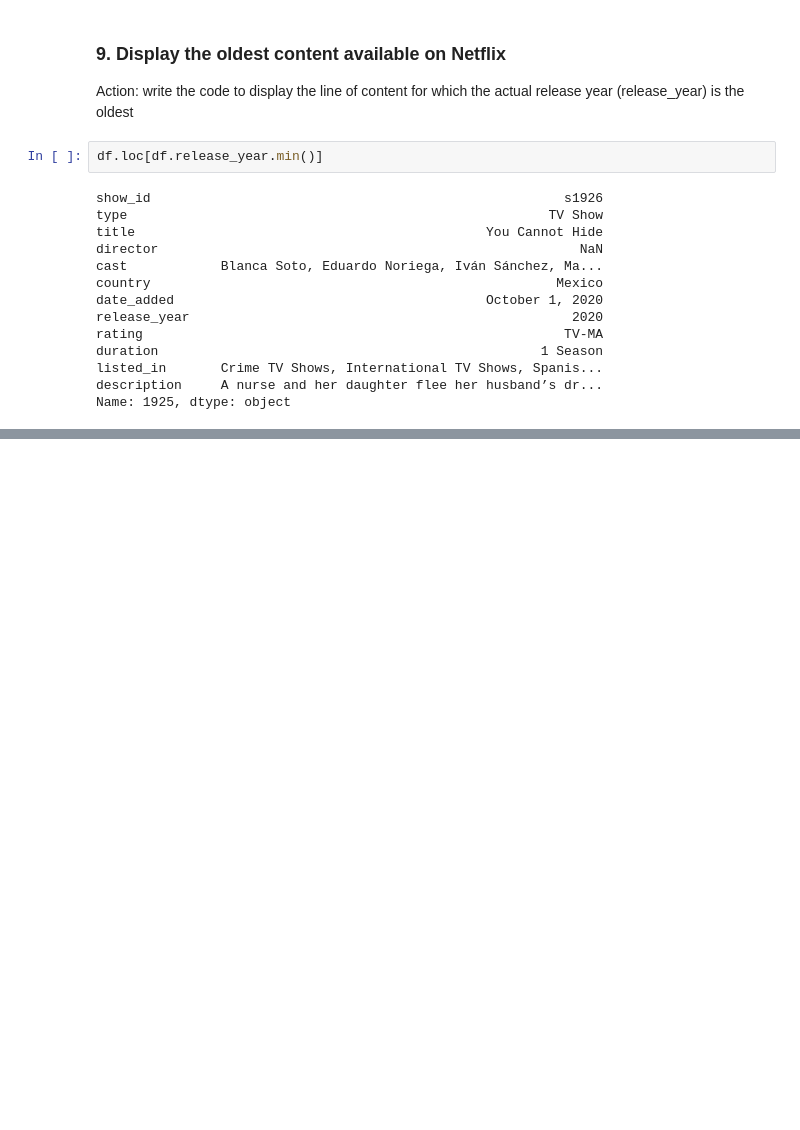
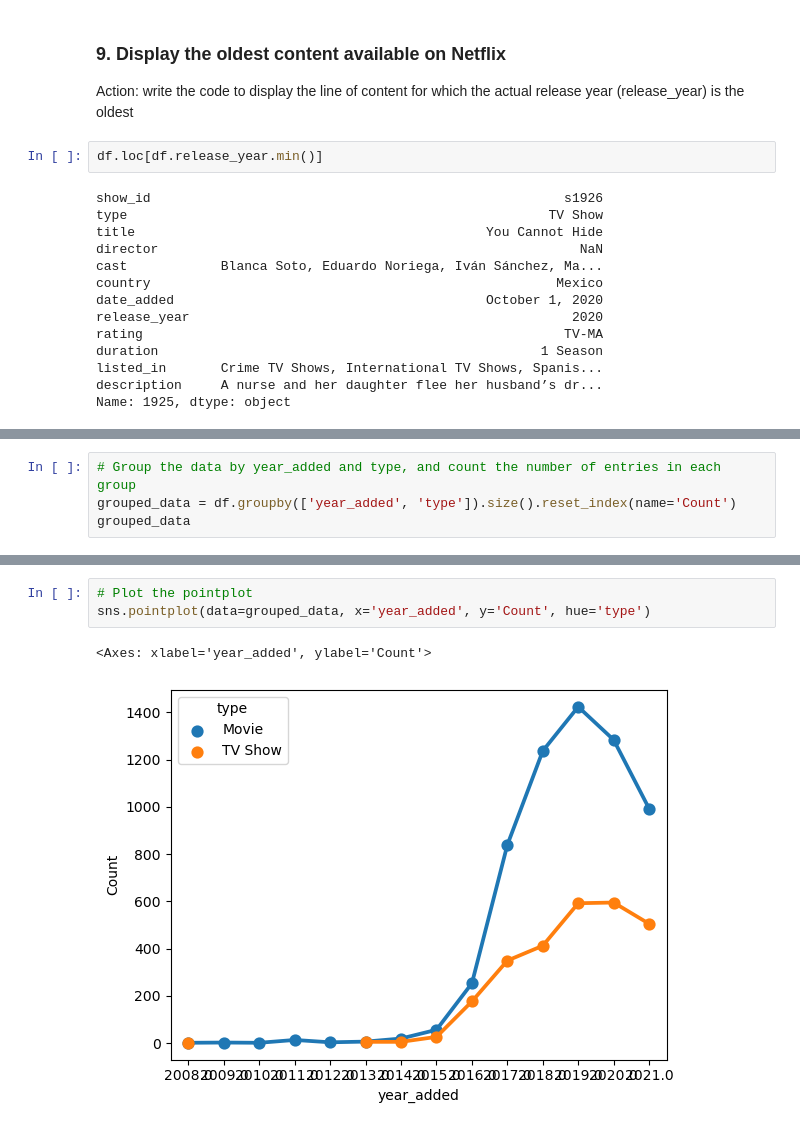
Before and after one commit to BranisGh/Data-Science-Projects, a Jupyter notebook: netflix_titles.ipynb, the cells around one changed output, grey strips where cells are left out. Drawn from its saved outputs; the diff is of its cells as text; blank space fills up the shorter version.

```diff
--- a/netflix_titles.ipynb
+++ b/netflix_titles.ipynb
@@ -228,0 +366,4 @@ TypeError: sort_values() got an unexpected keyword argument 'revers'
+# %%
+# Group the data by year_added and type, and count the number of entries in each group
+grouped_data = df.groupby(['year_added', 'type']).size().reset_index(name='Count')
+grouped_data
@@ -228,0 +388,6 @@ TypeError: sort_values() got an unexpected keyword argument 'revers'
+# %%
+# Plot the pointplot
+sns.pointplot(data=grouped_data, x='year_added', y='Count', hue='type')
+# %% [output]
+<Axes: xlabel='year_added', ylabel='Count'>
+[figure, added]
```
Also changed, not shown: parts of 27 cells of this notebook.
